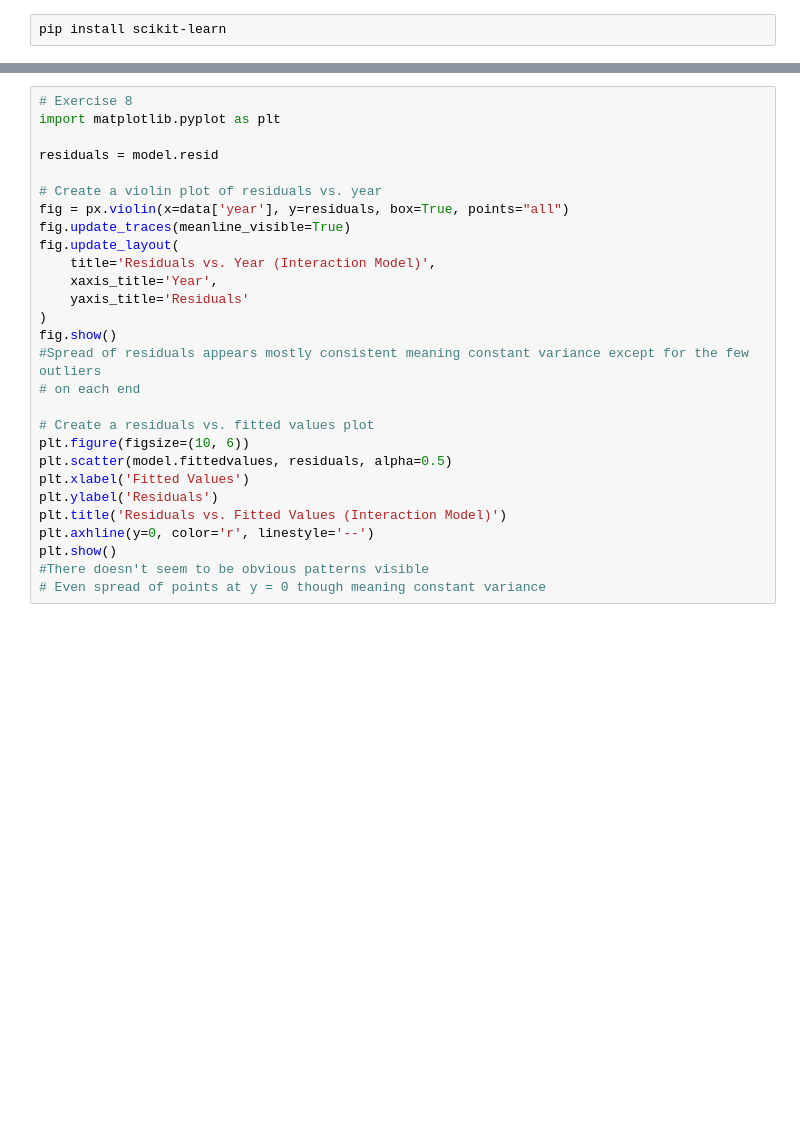
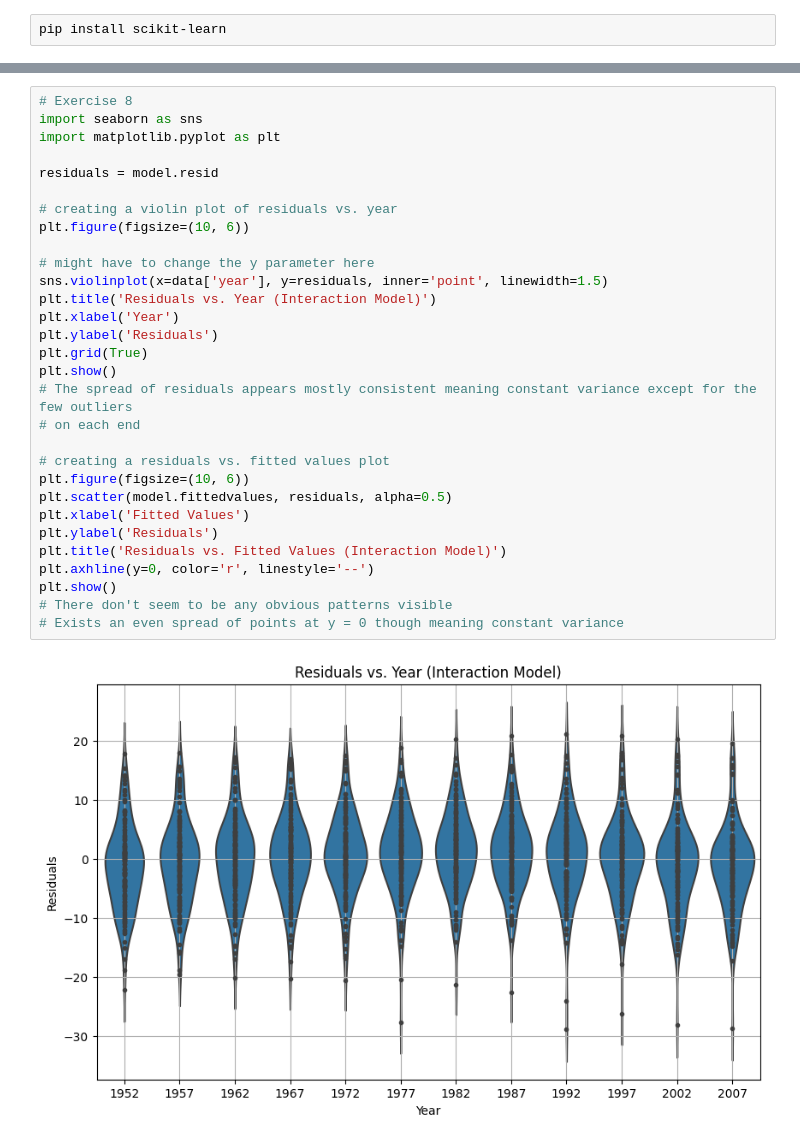
Before and after one commit to JAquaye/cmsc320, a Jupyter notebook: project3/project3.ipynb, the cells around one changed output, grey strips where cells are left out. Drawn from its saved outputs; the diff is of its cells as text; blank space fills up the shorter version.

```diff
--- a/project3/project3.ipynb
+++ b/project3/project3.ipynb
@@ -186,28 +285,32 @@ print(table)
 # %%
 # Exercise 8
+import seaborn as sns
 import matplotlib.pyplot as plt
 
 residuals = model.resid
 
-# Create a violin plot of residuals vs. year
-fig = px.violin(x=data['year'], y=residuals, box=True, points="all")
-fig.update_traces(meanline_visible=True)
-fig.update_layout(
-    title='Residuals vs. Year (Interaction Model)',
-    xaxis_title='Year',
-    yaxis_title='Residuals'
-)
-fig.show()
-#Spread of residuals appears mostly consistent meaning constant variance except for the few outliers
+# creating a violin plot of residuals vs. year
+plt.figure(figsize=(10, 6))
+
+# might have to change the y parameter here
+sns.violinplot(x=data['year'], y=residuals, inner='point', linewidth=1.5)
+plt.title('Residuals vs. Year (Interaction Model)')
+plt.xlabel('Year')
+plt.ylabel('Residuals')
+plt.grid(True)
+plt.show()
+# The spread of residuals appears mostly consistent meaning constant variance except for the few outliers
 # on each end
 
-# Create a residuals vs. fitted values plot
+# creating a residuals vs. fitted values plot
 plt.figure(figsize=(10, 6))
 plt.scatter(model.fittedvalues, residuals, alpha=0.5)
 plt.xlabel('Fitted Values')
 plt.ylabel('Residuals')
 plt.title('Residuals vs. Fitted Values (Interaction Model)')
 plt.axhline(y=0, color='r', linestyle='--')
 plt.show()
-#There doesn't seem to be obvious patterns visible
-# Even spread of points at y = 0 though meaning constant variance
+# There don't seem to be any obvious patterns visible
+# Exists an even spread of points at y = 0 though meaning constant variance
+# %% [output]
+[figure, added]
```
Also changed, not shown: parts of 14 cells of this notebook.
